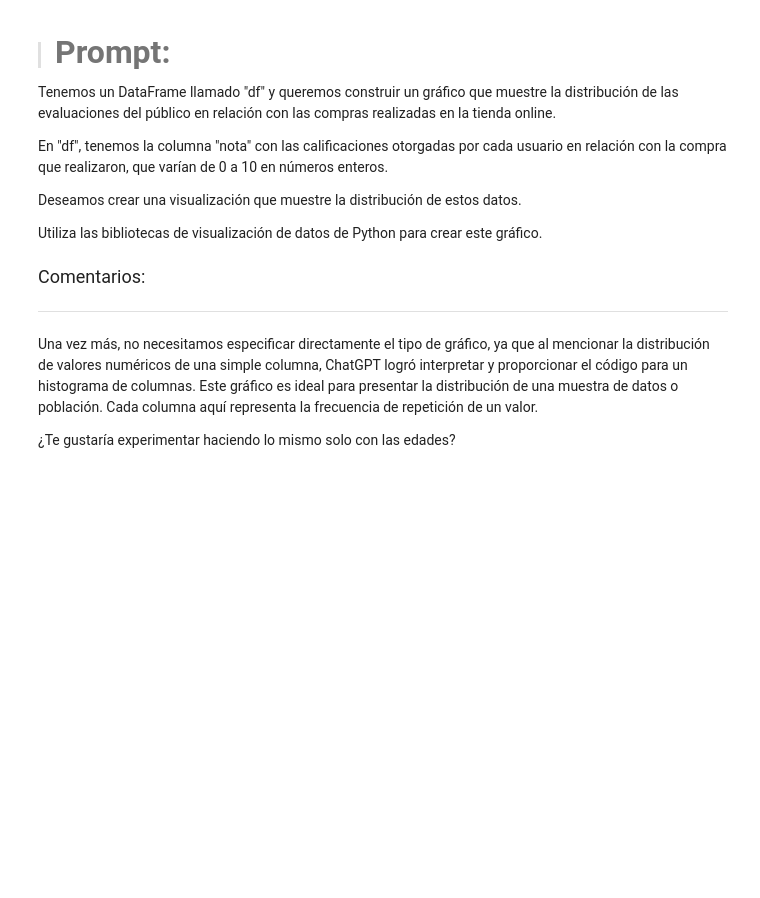
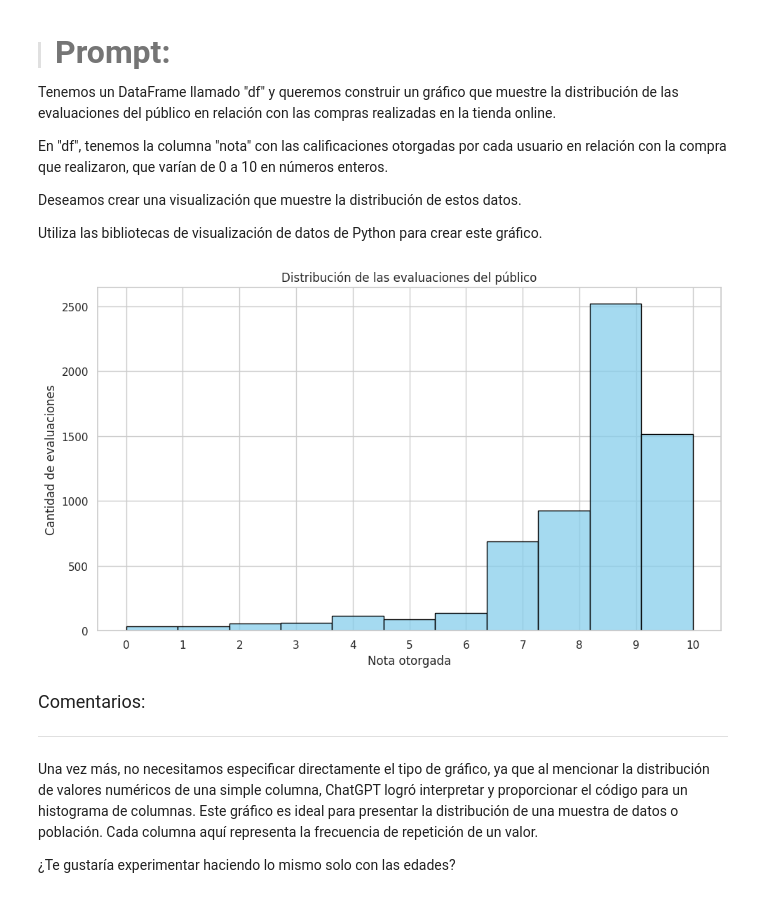
Before and after one commit to Starleen1996/Pandas-E-S, a Jupyter notebook: IA_aplicada_a_ciencia_de_datos.ipynb, the cells around one changed output. Saved outputs shown, nothing was run; the diff lists cells and outputs as text; code cells hidden in the pictures; blank space fills up the shorter version.

```diff
--- a/IA_aplicada_a_ciencia_de_datos.ipynb
+++ b/IA_aplicada_a_ciencia_de_datos.ipynb
@@ -1067,6 +1119,29 @@ En "df", tenemos la columna "nota" con las calificaciones otorgadas por cada usu
 Deseamos crear una visualización que muestre la distribución de estos datos.
 
 Utiliza las bibliotecas de visualización de datos de Python para crear este gráfico.
+# %%
+# Estilo del gráfico
+sns.set(style="whitegrid")
+
+# Crear el histograma de la columna "nota"
+plt.figure(figsize=(10, 6))
+sns.histplot(df['nota'], bins=11, kde=False, color='skyblue', edgecolor='black')
+
+# Personalizar el gráfico
+plt.title('Distribución de las evaluaciones del público')
+plt.xlabel('Nota otorgada')
+plt.ylabel('Cantidad de evaluaciones')
+plt.xticks(range(0, 11))  # Mostrar las notas de 0 a 10
+
+plt.tight_layout()
+plt.show()
+
+#bins=11: crea una barra para cada valor entero del 0 al 10.
+#color='skyblue': define el color de las barras.
+#edgecolor='black': pone bordes negros a las barras para mejorar la visibilidad.
+#sns.set(style="whitegrid"): aplica un estilo limpio con líneas de fondo.
+# %% [output]
+[figure, added]
 # %% [markdown]
 <font color="7b71ff" size=4> Comentarios: </font>
 
```
Also changed, not shown: parts of 12 cells of this notebook.
